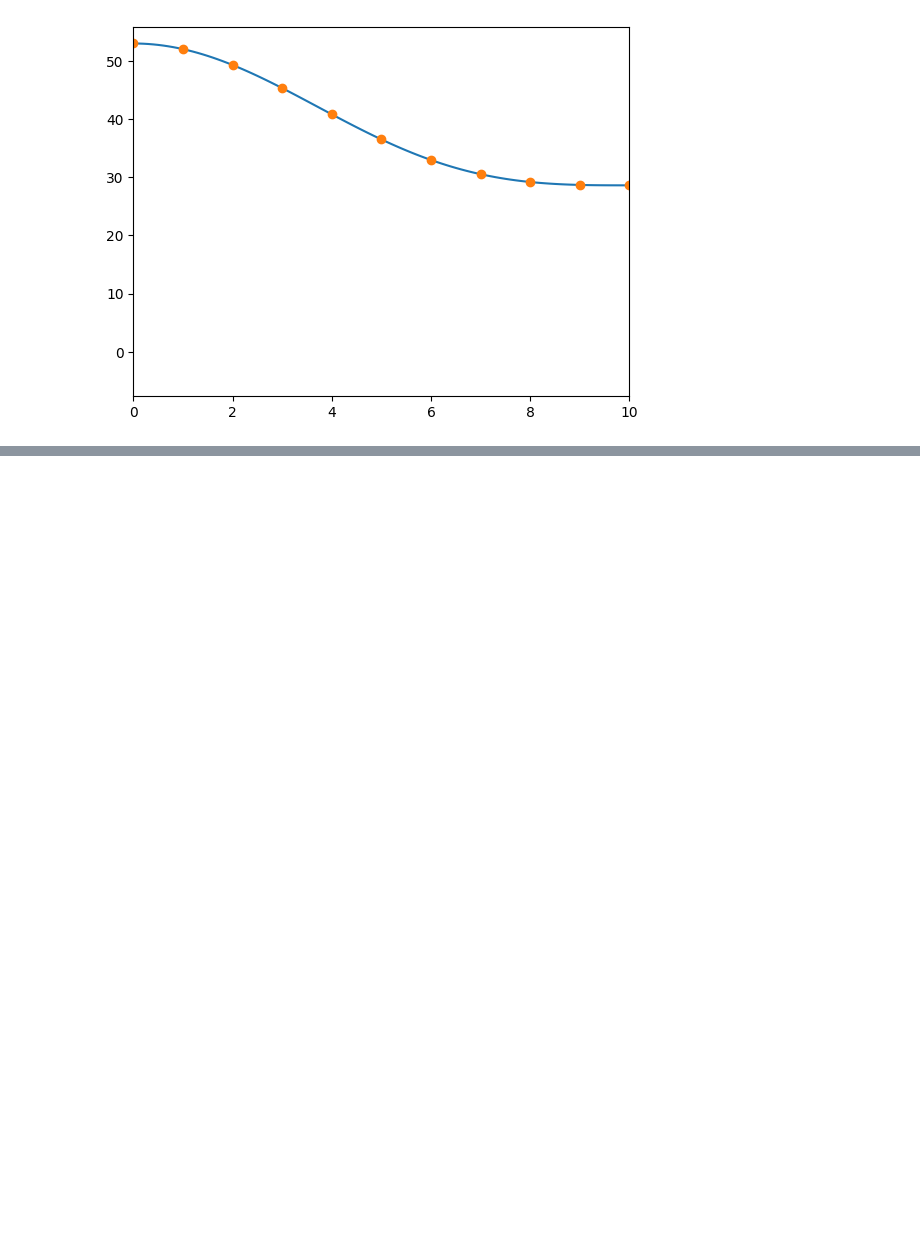
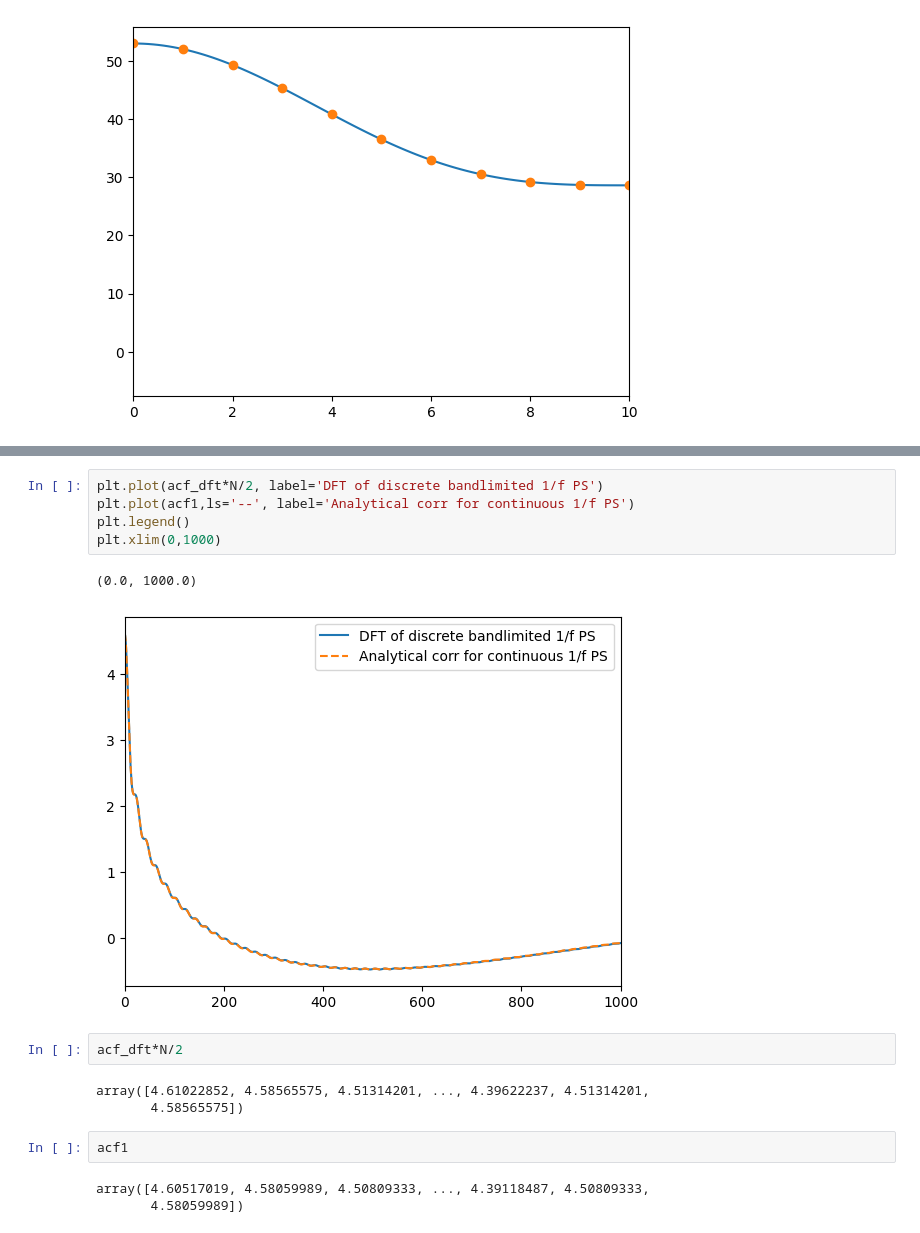
Before and after one commit to mohanagr/braindump, a Jupyter notebook: corr func flicker noise.ipynb, the cells around one changed output, grey strips where cells are left out. Saved outputs shown, nothing was run; the diff lists cells and outputs as text; blank space fills up the shorter version.

Commit message:
compare DFT corr vs analyt corr

```diff
--- a/corr func flicker noise.ipynb
+++ b/corr func flicker noise.ipynb
@@ -63,0 +78,18 @@ array([2.02622102e-01, 2.02622104e-01, 2.02622110e-01, ...,
+# %%
+plt.plot(acf_dft*N/2, label='DFT of discrete bandlimited 1/f PS')
+plt.plot(acf1,ls='--', label='Analytical corr for continuous 1/f PS')
+plt.legend()
+plt.xlim(0,1000)
+# %% [output]
+(0.0, 1000.0)
+[figure, added]
+# %%
+acf_dft*N/2
+# %% [output]
+array([4.61022852, 4.58565575, 4.51314201, ..., 4.39622237, 4.51314201,
+       4.58565575])
+# %%
+acf1
+# %% [output]
+array([4.60517019, 4.58059989, 4.50809333, ..., 4.39118487, 4.50809333,
+       4.58059989])
```
Also changed, not shown: parts of 14 cells of this notebook.
